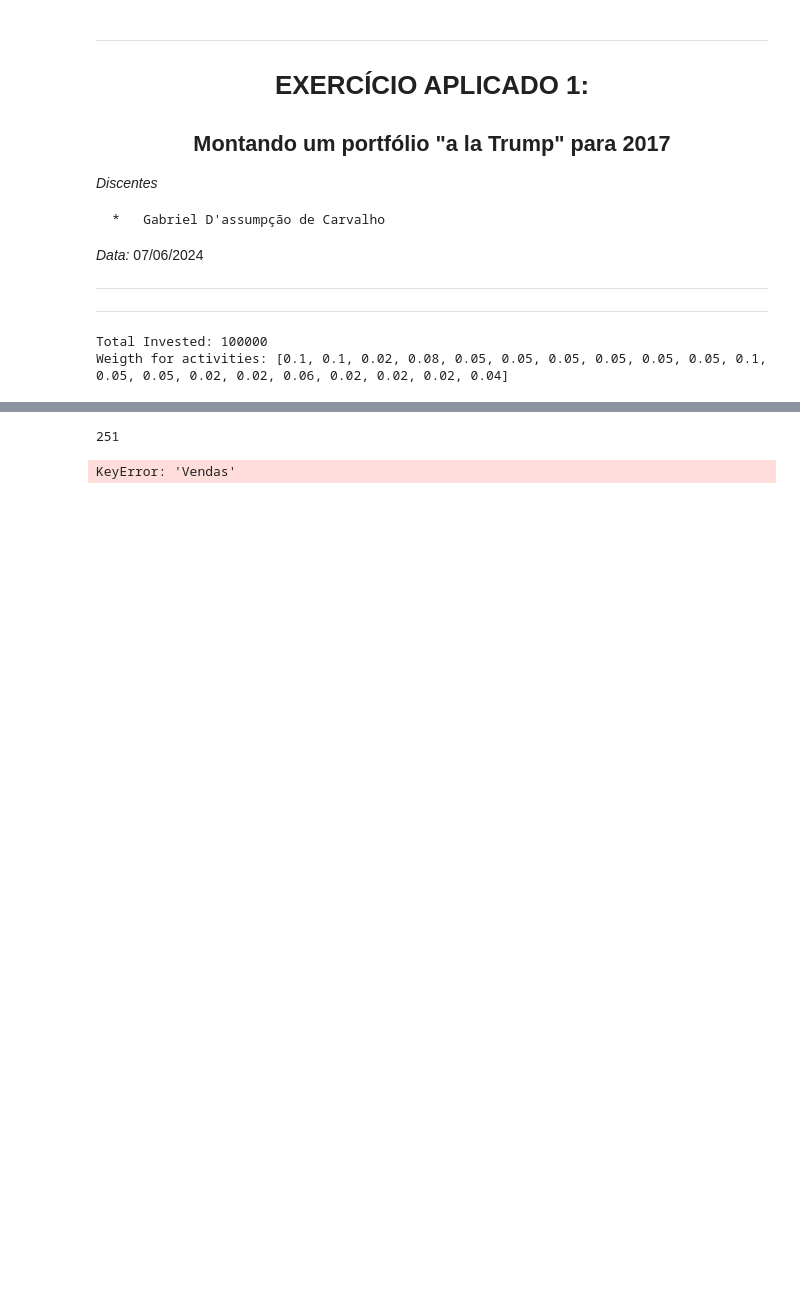
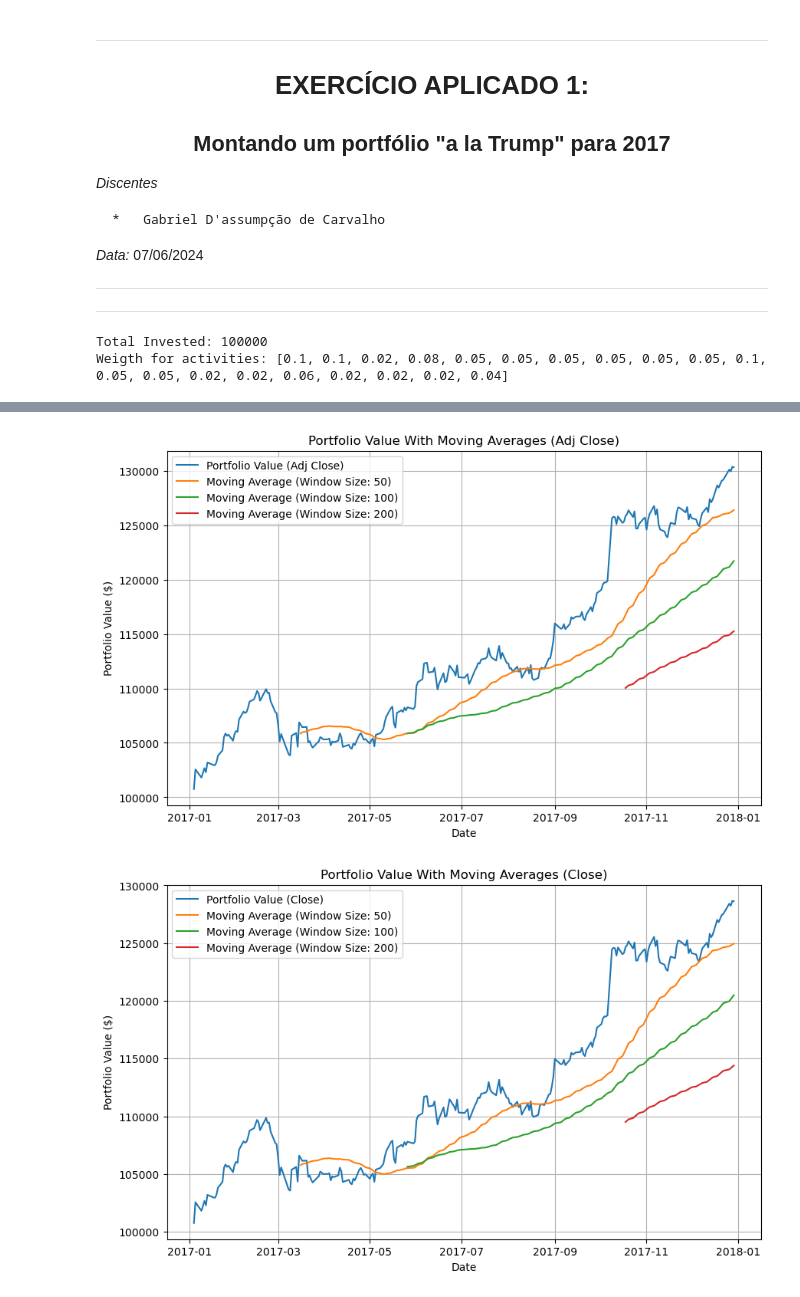
Before and after one commit to gabrieldadcarvalho/capital_market, a Jupyter notebook: 1_activity/portifoil.ipynb, the cells around one changed output, grey strips where cells are left out. Cells and saved outputs as stored; diff of their text form; code cells hidden in the pictures; blank space fills up the shorter version.

```diff
--- a/1_activity/portifoil.ipynb
+++ b/1_activity/portifoil.ipynb
@@ -149 +107,5 @@ wallet_value_adj.head()
+# %%
+# Calcular o valor do portfólio
+portfolio_value_adj_close = pd.DataFrame(cumulative_returns_adj_close * total_invested, columns=['Portfolio Value (Adj Close)'])
+portfolio_value_close = pd.DataFrame(cumulative_returns_close * total_invested, columns=['Portfolio Value (Close)'])
 # %%
@@ -173,8 +133,40 @@ import time_series_functions as tsf
-# %%
-len(wallet_value_adj)
-# %% [output]
-251
-# %%
-tsf.moving_average(wallet_value_adj, 50)
-# %% [output]
-KeyError: 'Vendas'
+# %%
+# Média móvel de 50 períodos
+movie_average_adj_50 = portfolio_value_adj_close.rolling(window=50).mean()
+movie_average_close_50 = portfolio_value_close.rolling(window=50).mean()
+# %%
+# Média móvel de 100 períodos
+movie_average_adj_100 = portfolio_value_adj_close.rolling(window=100).mean()
+movie_average_close_100 = portfolio_value_close.rolling(window=100).mean()
+# %%
+# Média móvel de 200 períodos
+movie_average_adj_200 = portfolio_value_adj_close.rolling(window=200).mean()
+movie_average_close_200 = portfolio_value_close.rolling(window=200).mean()
+# %%
+# Plotar o valor do portfólio com média móvel
+plt.figure(figsize=(10, 6))
+plt.plot(portfolio_value_adj_close, label='Portfolio Value (Adj Close)')
+plt.plot(movie_average_adj_50, label='Moving Average (Window Size: 50)')
+plt.plot(movie_average_adj_100, label='Moving Average (Window Size: 100)')
+plt.plot(movie_average_adj_200, label='Moving Average (Window Size: 200)')
+plt.title('Portfolio Value With Moving Averages (Adj Close)')
+plt.xlabel('Date')
+plt.ylabel('Portfolio Value ($)')
+plt.legend()
+plt.grid(True)
+plt.show()
+
+plt.figure(figsize=(10, 6))
+plt.plot(portfolio_value_close, label='Portfolio Value (Close)')
+plt.plot(movie_average_close_50, label='Moving Average (Window Size: 50)')
+plt.plot(movie_average_close_100, label='Moving Average (Window Size: 100)')
+plt.plot(movie_average_close_200, label='Moving Average (Window Size: 200)')
+plt.title('Portfolio Value With Moving Averages (Close)')
+plt.xlabel('Date')
+plt.ylabel('Portfolio Value ($)')
+plt.legend()
+plt.grid(True)
+plt.show()
+# %% [output]
+[figure, added]
+[figure, added]
```
Also changed, not shown: parts of 23 cells of this notebook.
